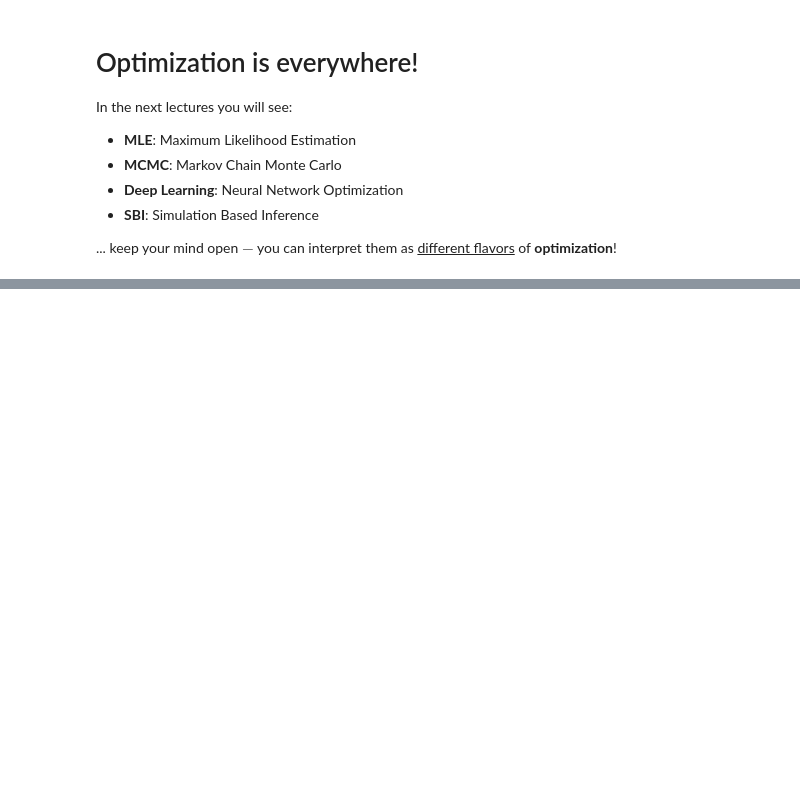
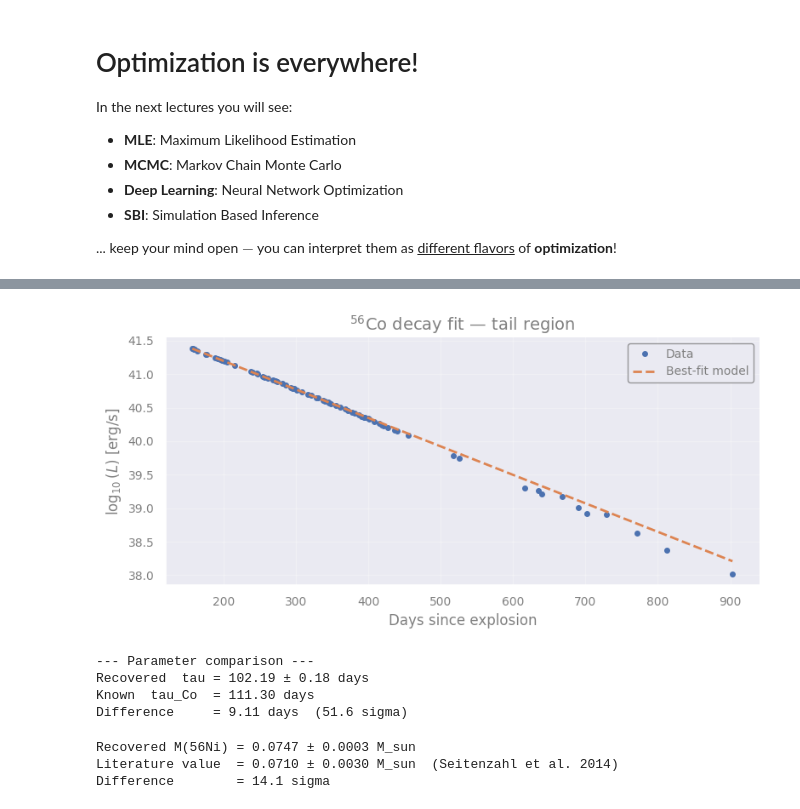
Before and after one commit to AstroStat-Academy/astrostat-school-8, a Jupyter notebook: Optimization/Optimization.ipynb, the cells around one changed output, grey strips where cells are left out. Saved outputs shown, nothing was run; the diff lists cells and outputs as text; code cells hidden in the pictures; blank space fills up the shorter version.

```diff
--- a/Optimization/Optimization.ipynb
+++ b/Optimization/Optimization.ipynb
@@ -932,2 +1164,82 @@ In the next lectures you will see:
+# %%
+from lmfit import Model
+
+# 1. Model function
+def decay_model(t, L0, tau):
+    return L0 * np.exp(-t / tau)
+
+# 2. Initial guesses from the log-scale plot:
+
+#    In log scale the tail is a straight line: log10(L) = log10(L0) - t/(tau*ln10)
+#    Reading off the plot: at t=200, log10(L)~41.2; at t=600, log10(L)~39.7
+#    slope = (39.7 - 41.2) / (600 - 200) = -0.00375
+#    => tau ~ 1 / (0.00375 * ln10) ~ 116 days  — reasonable initial guess
+#    Extrapolating to t=0: intercept ~ 41.2 + 200*0.00375 = 41.95 => L0 ~ 10^41.95
+
+L0_guess  = 10**42.0
+tau_guess = 116    # days — deliberately imprecise to show LM convergence
+
+model  = Model(decay_model)
+result = model.fit(Lum_tail, t=time_tail, L0=L0_guess, tau=tau_guess)
+
+#print(result.fit_report())
+
+# 4. Plot
+tt = np.linspace(time_tail[0], time_tail[-1], 1000)
+
+logL_tt = np.log10(result.eval(t=tt))
+
+plt.plot(time_tail, logL_tail, 'o', ms=4, c='C0', label='Data')
+plt.plot(tt, logL_tt, lw=2, c='C1', ls='--', label='Best-fit model')
+plt.xlabel('Days since explosion')
+plt.ylabel(r'$\log_{10}(L)$ [erg/s]')
+plt.title(r'$^{56}$Co decay fit — tail region')
+plt.legend()
+
+plt.show()
+
+# 5. Parameter comparison
+L0_fit  = result.params['L0'].value
+L0_err  = result.params['L0'].stderr
+tau_fit = result.params['tau'].value
+tau_err = result.params['tau'].stderr
+
+print(f"\n--- Parameter comparison ---")
+print(f"Recovered  tau = {tau_fit:.2f} ± {tau_err:.2f} days")
+print(f"Known  tau_Co  = 111.30 days")
+print(f"Difference     = {abs(tau_fit - 111.3):.2f} days  ({abs(tau_fit - 111.5)/tau_err:.1f} sigma)")
+# %% [output]
+[figure, added]
+--- Parameter comparison ---
+Recovered  tau = 102.19 ± 0.18 days
+Known  tau_Co  = 111.30 days
+Difference     = 9.11 days  (51.6 sigma)
+# %%
+# 6. Extension: convert L0 to 56Ni mass
+
+M_sun      = 1.989e33      # g
+N_A        = 6.022e23      # mol^-1
+A          = 56.0          # g/mol
+MeV_to_erg = 1.602e-6      # erg/MeV
+E_decay    = 3.85          # MeV per 56Co decay
+epsilon_Co = E_decay * MeV_to_erg   # erg per decay
+
+lambda_Co  = 1.0 / (tau_fit * 86400.0)   # s^-1
+
+# L0 = (N_Co0 / A * N_A) * lambda_Co * epsilon_Co * A/N_A
+# => N_Co0 = L0 / (lambda_Co * epsilon_Co)  [atoms]
+# => M_Ni  = N_Co0 * A / N_A  [grams]
+N_Co0   = L0_fit / (lambda_Co * epsilon_Co)
+M_Ni_g  = N_Co0 * A / N_A
+M_Ni    = M_Ni_g / M_sun
+M_Ni_err = (L0_err / L0_fit) * M_Ni   # dominant uncertainty from L0
+
+print(f"Recovered M(56Ni) = {M_Ni:.4f} ± {M_Ni_err:.4f} M_sun")
+print(f"Literature value  = 0.0710 ± 0.0030 M_sun  (Seitenzahl et al. 2014)")
+print(f"Difference        = {abs(M_Ni - 0.071)/M_Ni_err:.1f} sigma")
+# %% [output]
+Recovered M(56Ni) = 0.0747 ± 0.0003 M_sun
+Literature value  = 0.0710 ± 0.0030 M_sun  (Seitenzahl et al. 2014)
+Difference        = 14.1 sigma
 # %%
 ###EOF
```
Also changed, not shown: parts of 22 cells of this notebook, 1 other file.
